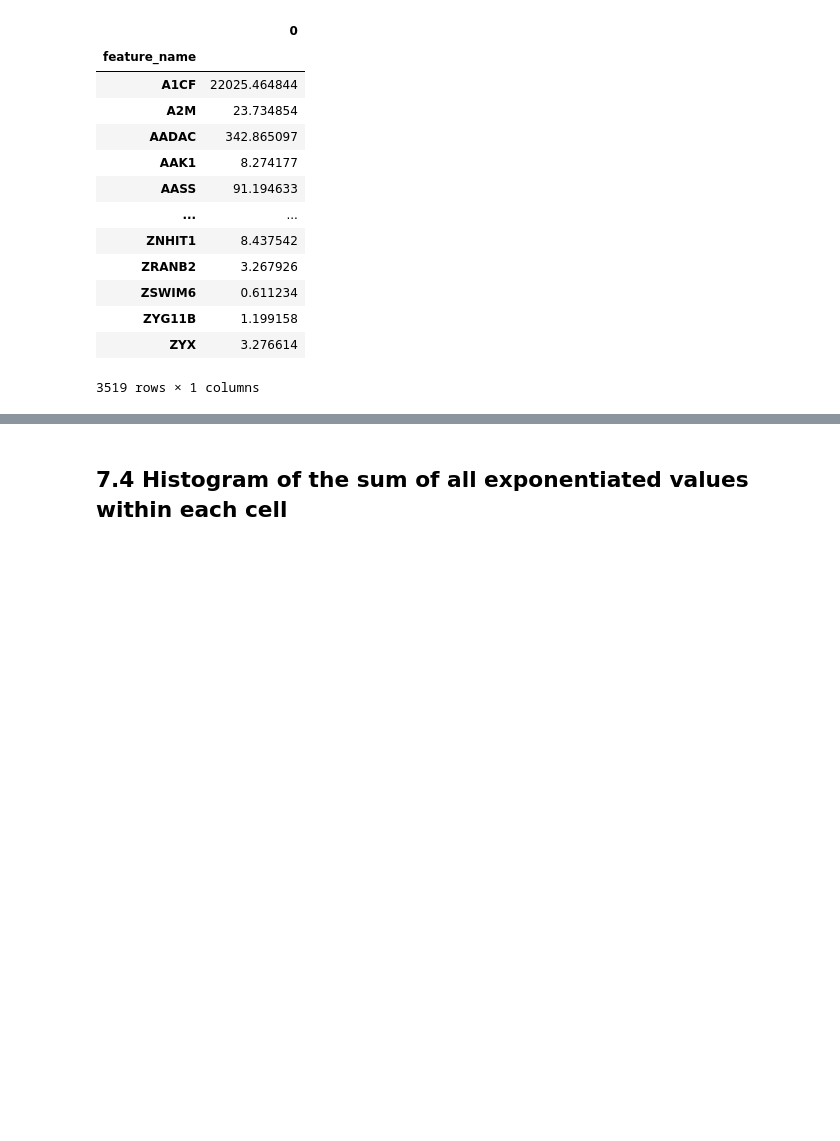
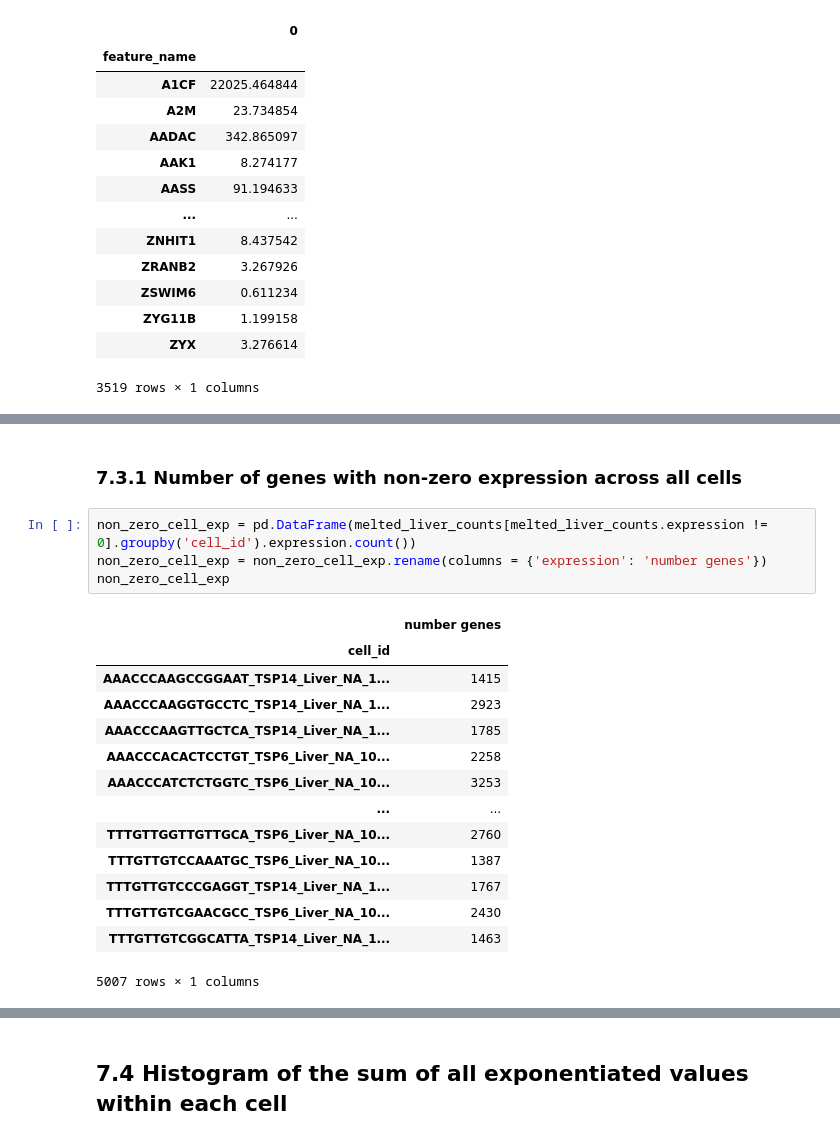
Before and after one commit to opentargets/baseline-expression, a Jupyter notebook: Tabula Sapiens Pipeline v2.ipynb, the cells around one changed output, grey strips where cells are left out. Saved outputs shown, nothing was run; the diff lists cells and outputs as text; blank space fills up the shorter version.

```diff
--- a/Tabula Sapiens Pipeline v2.ipynb
+++ b/Tabula Sapiens Pipeline v2.ipynb
@@ -829,0 +933,21 @@ max_gene_values[max_gene_values[0] != 0]
+# %% [markdown]
+### 7.3.1 Number of genes with non-zero expression across all cells
+# %%
+non_zero_cell_exp = pd.DataFrame(melted_liver_counts[melted_liver_counts.expression != 0].groupby('cell_id').expression.count())
+non_zero_cell_exp = non_zero_cell_exp.rename(columns = {'expression': 'number genes'})
+non_zero_cell_exp
+# %% [output]
+|  | number genes |
+| cell_id |  |
+| AAACCCAAGCCGGAAT_TSP14_Liver_NA_1... | 1415 |
+| AAACCCAAGGTGCCTC_TSP14_Liver_NA_1... | 2923 |
+| AAACCCAAGTTGCTCA_TSP14_Liver_NA_1... | 1785 |
+| AAACCCACACTCCTGT_TSP6_Liver_NA_10... | 2258 |
+| AAACCCATCTCTGGTC_TSP6_Liver_NA_10... | 3253 |
+| ... | ... |
+| TTTGTTGGTTGTTGCA_TSP6_Liver_NA_10... | 2760 |
+| TTTGTTGTCCAAATGC_TSP6_Liver_NA_10... | 1387 |
+| TTTGTTGTCCCGAGGT_TSP14_Liver_NA_1... | 1767 |
+| TTTGTTGTCGAACGCC_TSP6_Liver_NA_10... | 2430 |
+| TTTGTTGTCGGCATTA_TSP14_Liver_NA_1... | 1463 |
+5007 rows × 1 columns
```
Also changed, not shown: parts of 74 cells of this notebook.
